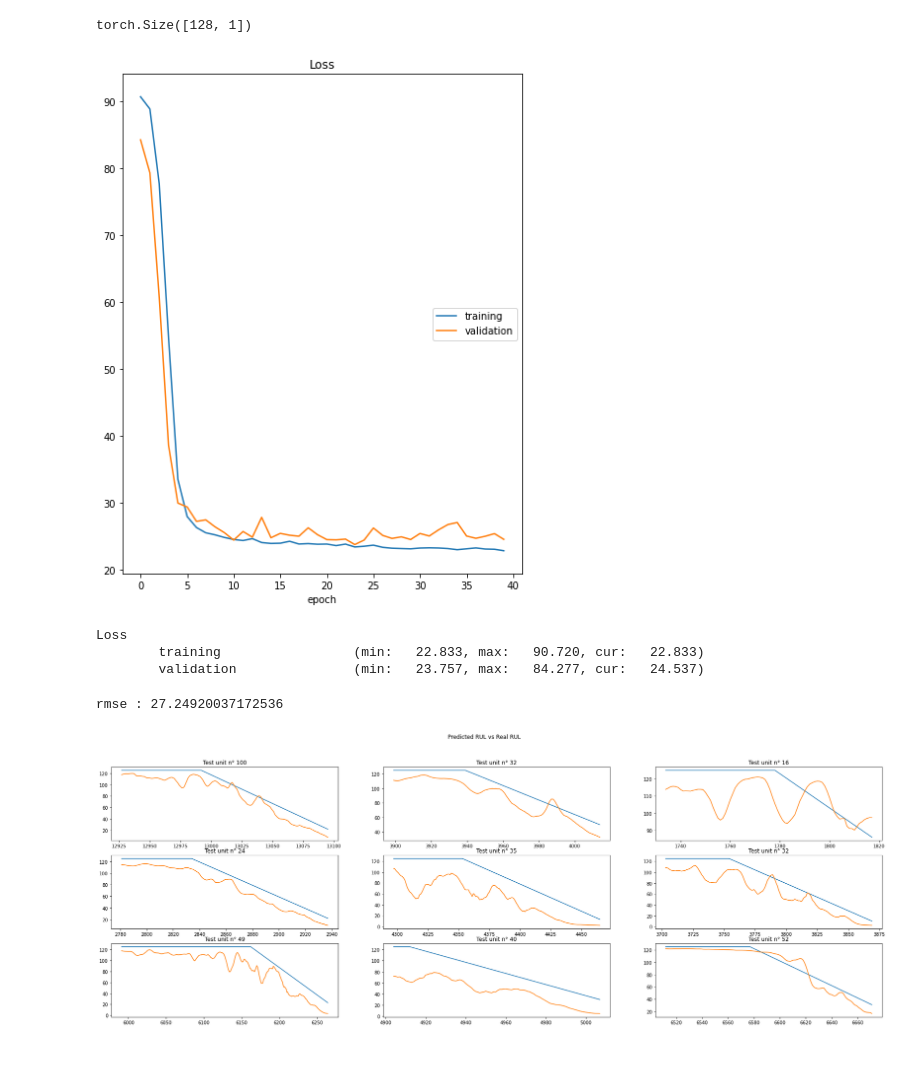
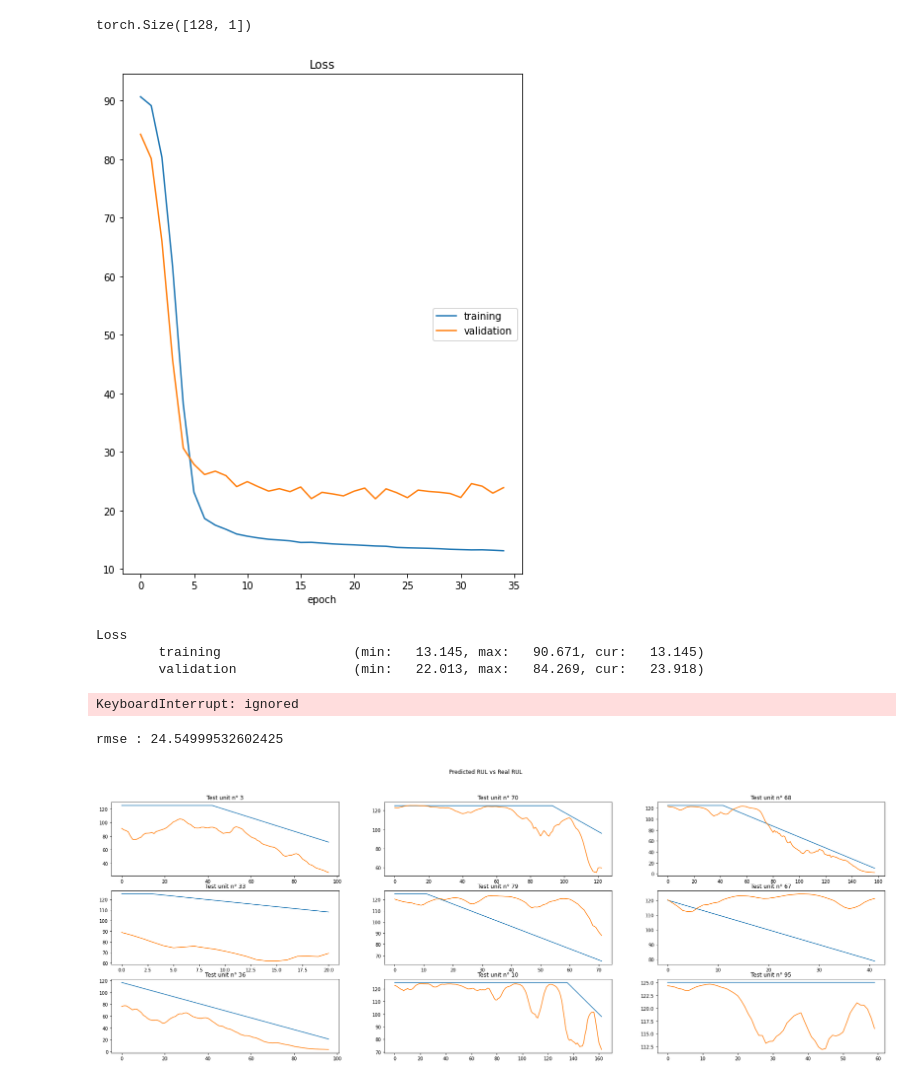
Before and after one commit to ettouilebouael/pdm-thesis, a Jupyter notebook: FD001_Turbo_Fan_RUL_estimation_with_LSTM.ipynb, the cells around one changed output. Saved outputs shown, nothing was run; the diff lists cells and outputs as text; code cells hidden in the pictures.

```diff
--- a/FD001_Turbo_Fan_RUL_estimation_with_LSTM.ipynb
+++ b/FD001_Turbo_Fan_RUL_estimation_with_LSTM.ipynb
@@ -233,7 +230,7 @@ device = "cuda" if torch.cuda.is_available() else "cpu"
 def fit(model, dataloader, epochs=10):
     liveloss = PlotLosses()
     model.to(device)
-    optimizer = torch.optim.Adam(model.parameters(), lr=learning_rate)
+    optimizer = torch.optim.Adam(model.parameters(), lr=learning_rate,weight_decay=1e-3)
     criterion = torch.nn.MSELoss()
     for epoch in range(1, epochs+1):
         model.train()
@@ -265,59 +262,37 @@ def fit(model, dataloader, epochs=10):
           liveloss.update(logs)
           liveloss.send()
 
-fit(model, dataloader, epochs =40)
+fit(model, dataloader, epochs =100)
 # %% [output]
-[figure, old version]
+[figure, new version]
 Loss
-        training                 (min:   22.833, max:   90.720, cur:   22.833)
-        validation               (min:   23.757, max:   84.277, cur:   24.537)
+        training                 (min:   13.145, max:   90.671, cur:   13.145)
+        validation               (min:   22.013, max:   84.269, cur:   23.918)
+KeyboardInterrupt: ignored
 # %%
 def plot_test_predictions(model,data_num,features, seq_len):
   X , y, online_df_pred = online_pipeline(data_num, features, seq_len)
   loss = torch.nn.MSELoss()
   model.eval()
   model.to(device)
   with torch.no_grad():
     X = torch.from_numpy(X).float().to(device)
     y = torch.from_numpy(y).float().to(device)
     y_pred = model(X)
     mse = loss(y_pred, y.reshape(-1,1))
     online_df_pred.loc[:,'rul_pred'] = y_pred.cpu().numpy()
-
+  units = np.random.randint(1, online_df_pred.unit_number.max(), 9)
   fig, axs = plt.subplots(3, 3, figsize=(30,10))
   fig.suptitle('Predicted RUL vs Real RUL')
-  axs[0,0].plot(online_df_pred[online_df_pred.unit_number ==  100]['rul'])
-  axs[0,0].plot(online_df_pred[online_df_pred.unit_number ==  100]['rul_pred'])
-  axs[0,0].set_title('Test unit n° 100')
-  axs[0,1].plot(online_df_pred[online_df_pred.unit_number == 32]['rul'])
-  axs[0,1].plot(online_df_pred[online_df_pred.unit_number == 32]['rul_pred'])
-  axs[0,1].set_title('Test unit n° 32')
-  axs[0,2].plot(online_df_pred[online_df_pred.unit_number ==  16]['rul'])
-  axs[0,2].plot(online_df_pred[online_df_pred.unit_number ==  16]['rul_pred'])
-  axs[0,2].set_title('Test unit n° 16')
-  axs[1,0].plot(online_df_pred[online_df_pred.unit_number == 24]['rul'])
-  axs[1,0].plot(online_df_pred[online_df_pred.unit_number == 24]['rul_pred'])
-  axs[1,0].set_title('Test unit n° 24')
-  axs[1,2].plot(online_df_pred[online_df_pred.unit_number ==  31]['rul'])
-  axs[1,2].plot(online_df_pred[online_df_pred.unit_number ==  31]['rul_pred'])
-  axs[1,2].set_title('Test unit n° 32')
-  axs[1,1].plot(online_df_pred[online_df_pred.unit_number == 35]['rul'])
-  axs[1,1].plot(online_df_pred[online_df_pred.unit_number == 35]['rul_pred'])
-  axs[1,1].set_title('Test unit n° 35')
-  axs[2,1].plot(online_df_pred[online_df_pred.unit_number ==  40]['rul'])
-  axs[2,1].plot(online_df_pred[online_df_pred.unit_number ==  40]['rul_pred'])
-  axs[2,1].set_title('Test unit n° 40')
-  axs[2,0].plot(online_df_pred[online_df_pred.unit_number == 49]['rul'])
-  axs[2,0].plot(online_df_pred[online_df_pred.unit_number == 49]['rul_pred'])
-  axs[2,0].set_title('Test unit n° 49')
-  axs[2,2].plot(online_df_pred[online_df_pred.unit_number ==  52]['rul'])
-  axs[2,2].plot(online_df_pred[online_df_pred.unit_number ==  52]['rul_pred'])
-  axs[2,2].set_title('Test unit n° 52')
-  plt.plot( )
+  for ax, unit in zip(axs.flatten(), units):
+    ax.plot(online_df_pred[online_df_pred.unit_number ==  unit]['rul'].values)
+    ax.plot(online_df_pred[online_df_pred.unit_number ==  unit]['rul_pred'].values)
+    ax.set_title(f'Test unit n° {unit}')
+  plt.plot()
 
   print('rmse :', np.sqrt(mse.item()))
 
 plot_test_predictions(model,data_num,features,seq_len)
 # %% [output]
-rmse : 27.24920037172536
+rmse : 24.54999532602425
-[figure, old version]
+[figure, new version]
```
Also changed, not shown: parts of 1 cell of this notebook.
